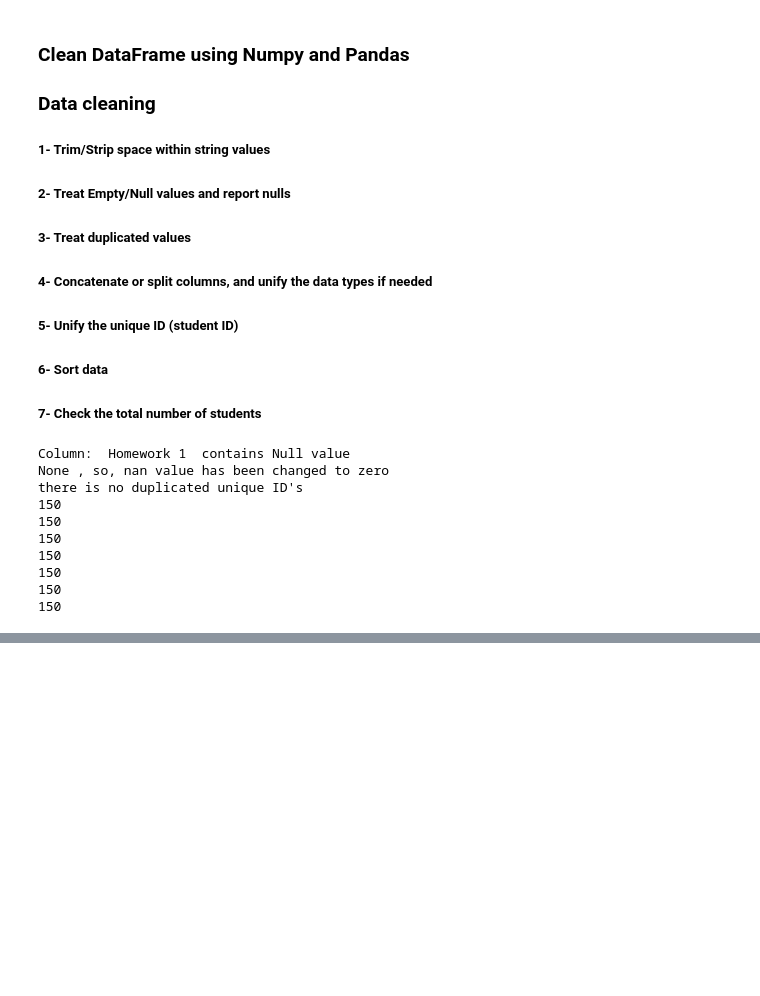
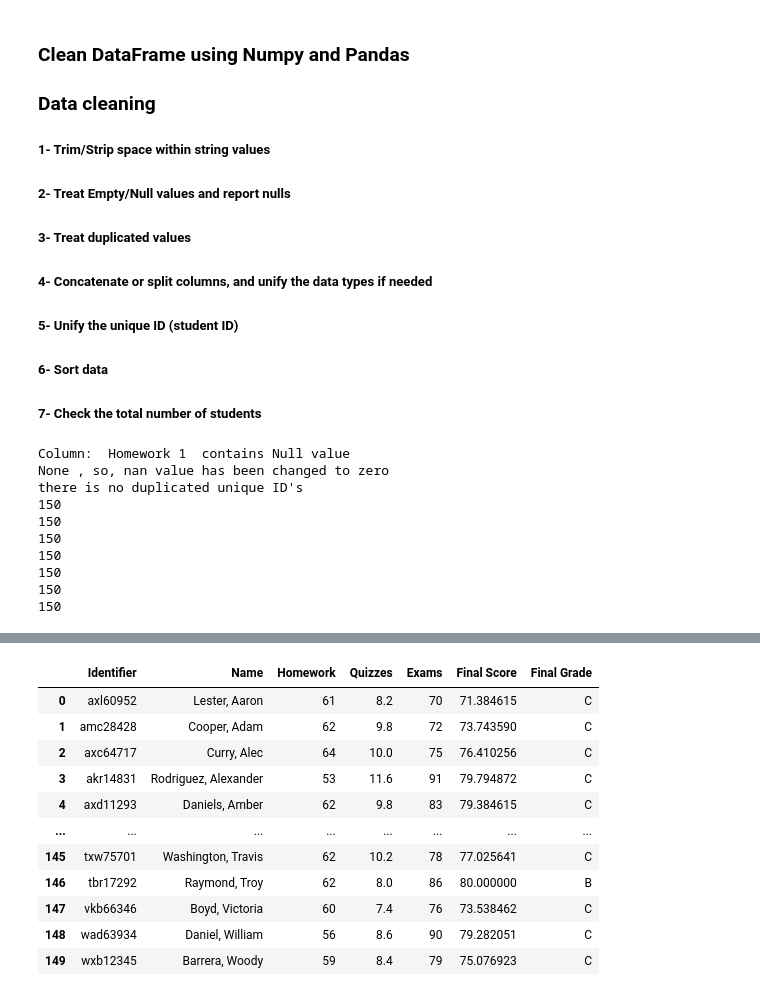
Before and after one commit to sahal1417/Gradebook-project, a Jupyter notebook: Untitled.ipynb, the cells around one changed output, grey strips where cells are left out. Drawn from its saved outputs; the diff is of its cells as text; code cells hidden in the pictures; blank space fills up the shorter version.

```diff
--- a/Untitled.ipynb
+++ b/Untitled.ipynb
@@ -277,0 +249,91 @@ roster
+# %%
+roster['Email Address'] = roster['Email Address'].str.lower()
+roster.rename(columns={'Email Address':'Email'}, inplace=True)
+hw_exam_grades['Homework'] = (hw_exam_grades['Homework 1']+
+                              hw_exam_grades['Homework 2']+
+                              hw_exam_grades['Homework 3']+
+                             hw_exam_grades['Homework 4']+
+                              hw_exam_grades['Homework 5']+
+                             hw_exam_grades['Homework 6']+
+                             hw_exam_grades['Homework 7']+
+                             hw_exam_grades['Homework 8']+
+                             hw_exam_grades['Homework 9']+
+                             hw_exam_grades['Homework 10'])/10
+hw_exam_grades['Homework'] = hw_exam_grades['Homework'].astype(float)
+hw_exam_grades['Exams'] = (hw_exam_grades['Exam 1']+hw_exam_grades['Exam 2']+hw_exam_grades['Exam 3'])/3
+hw_exam_grades['Exams'] = hw_exam_grades['Exams'].astype(float)
+
+
+# hw_exam_grades = hw_exam_grades[['Identifier', 'Name', 'Homework', 'Exams']]
+# %%
+hw_exam_grades = hw_exam_grades[['Identifier', 'Name', 'Homework', 'Exams']]
+# hw_exam_grades.set_index('Identifier', inplace=False)
+hw_exam_grades
+roster
+joined_hw_exam_grades_roster = pd.merge(hw_exam_grades, roster, how='inner', on='Identifier')
+joined_hw_exam_grades_roster
+joined_hw_exam_grades_roster.drop(['Name_y', 'ID'], axis='columns', inplace=True)
+joined_hw_exam_grades_roster = joined_hw_exam_grades_roster.rename(columns={'Name_x':'Name'})
+
+joined_hw_exam_grades_roster
+
+quiz_12_grades = pd.merge(quiz_1_grades, quiz_2_grades, how='inner',
+                          on=['Last Name', 'First Name', 'Email'])
+quiz_12_grades = pd.DataFrame(quiz_12_grades)
+quiz_123_grades = pd.merge(quiz_12_grades, quiz_3_grades, how='inner',
+                          on=['Last Name', 'First Name', 'Email'])
+quiz_123_grades.rename(columns={'Grade':'Grade_z'}, inplace=True)
+quiz_1234_grades = pd.merge(quiz_123_grades, quiz_4_grades, how='inner',
+                          on=['Last Name', 'First Name', 'Email'])
+quiz_1234_grades.rename(columns={'Grade':'Grade_w'}, inplace=True)
+quiz_12345_grades = pd.merge(quiz_1234_grades, quiz_5_grades, how='inner',
+                          on=['Last Name', 'First Name', 'Email'])
+# joined_hw_exam_grades_roster_quiz_n_grades = reduce(left)
+quiz_12345_grades['Quizzes'] = (quiz_12345_grades['Grade']+
+                              quiz_12345_grades['Grade_x']+
+                              quiz_12345_grades['Grade_y']+
+                              quiz_12345_grades['Grade_z']+
+                              quiz_12345_grades['Grade_w'])/5
+quiz_12345_grades.drop(['Grade_x','Grade_y','Grade_z','Grade_w', 'Grade'] ,axis='columns', inplace=True)
+quiz_12345_grades
+
+joined_final = pd.merge(joined_hw_exam_grades_roster, quiz_12345_grades, how='inner', on='Email')
+joined_final
+joined_final.drop(['Email', 'Section', 'Last Name', 'First Name'],
+                                                axis='columns', inplace=True)
+joined_final = joined_final[['Identifier', 'Name', 'Homework', 'Quizzes', 'Exams']]
+joined_final['Quizzes'].min()
+total = 15+80+100
+joined_final['Final Score'] = ((joined_final['Exams'])+(joined_final['Quizzes'])+(joined_final['Homework']))/total*100
+def final_grade(x):
+    if 100>=x>=95:
+        return 'A'
+    elif 90>=x>=80:
+        return 'B'
+    elif 80>=x>=70:
+        return 'C'
+    elif 70>=x>=60:
+        return 'D'
+    else:
+        return 'F'
+
+joined_final['Final Grade'] = joined_final['Final Score'].apply(lambda x: final_grade(x))
+joined_final
+# quiz_1_grades
+# quiz_2_grades
+# quiz_3_grades
+# quiz_4_grades
+# quiz_5_grades
+# %% [output]
+|  | Identifier | Name | Homework | Quizzes | Exams | Final Score | Final Grade |
+| 0 | axl60952 | Lester, Aaron | 61 | 8.2 | 70 | 71.384615 | C |
+| 1 | amc28428 | Cooper, Adam | 62 | 9.8 | 72 | 73.743590 | C |
+| 2 | axc64717 | Curry, Alec | 64 | 10.0 | 75 | 76.410256 | C |
+| 3 | akr14831 | Rodriguez, Alexander | 53 | 11.6 | 91 | 79.794872 | C |
+| 4 | axd11293 | Daniels, Amber | 62 | 9.8 | 83 | 79.384615 | C |
+| ... | ... | ... | ... | ... | ... | ... | ... |
+| 145 | txw75701 | Washington, Travis | 62 | 10.2 | 78 | 77.025641 | C |
+| 146 | tbr17292 | Raymond, Troy | 62 | 8.0 | 86 | 80.000000 | B |
+| 147 | vkb66346 | Boyd, Victoria | 60 | 7.4 | 76 | 73.538462 | C |
+| 148 | wad63934 | Daniel, William | 56 | 8.6 | 90 | 79.282051 | C |
+| 149 | wxb12345 | Barrera, Woody | 59 | 8.4 | 79 | 75.076923 | C |
```
Also changed, not shown: parts of 6 cells of this notebook.
